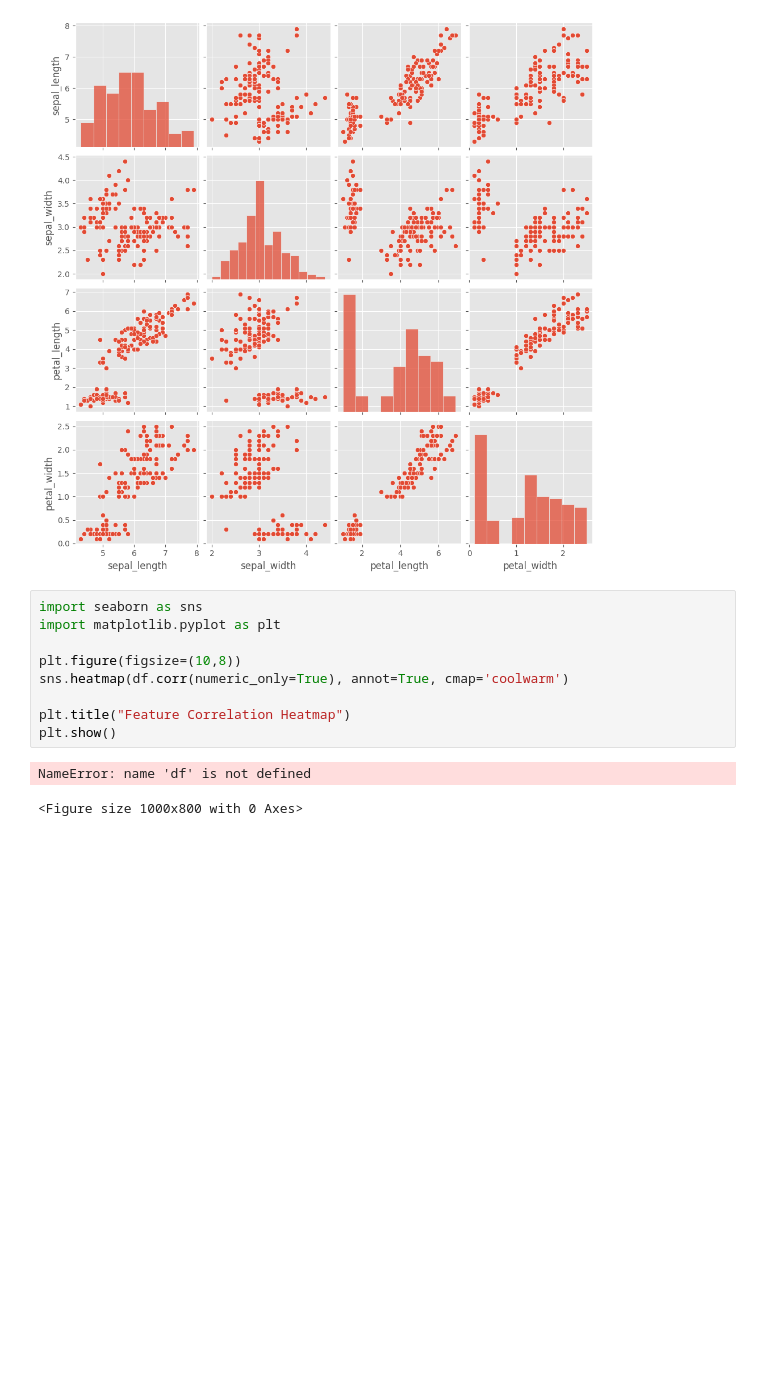
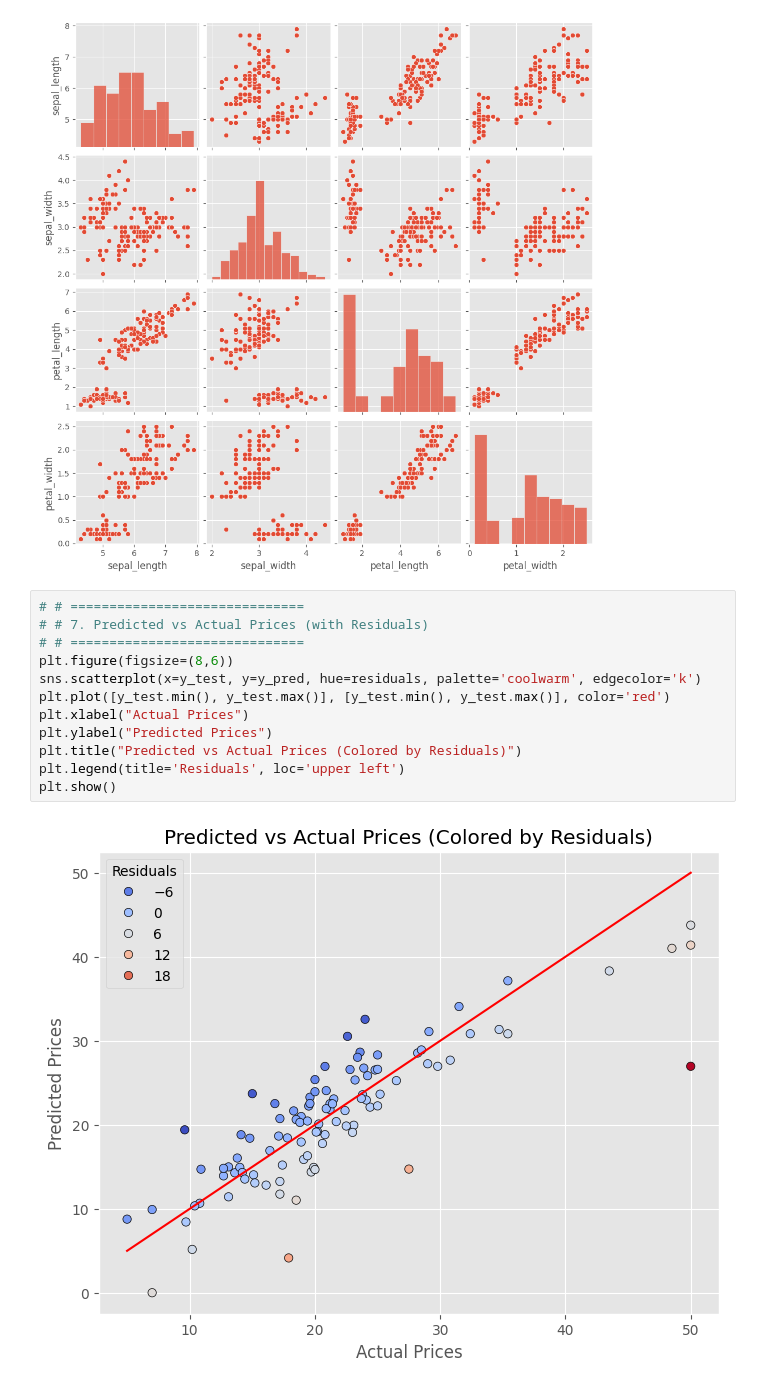
Before and after one commit to Ebin21/ML, a Jupyter notebook: House_Price2.ipynb, the cells around one changed output. Saved outputs shown, nothing was run; the diff lists cells and outputs as text; blank space fills up the shorter version.

```diff
--- a/House_Price2.ipynb
+++ b/House_Price2.ipynb
@@ -198,14 +198,16 @@ sns.pairplot(iris)
 <seaborn.axisgrid.PairGrid at 0x...>
 [figure]
 # %%
-import seaborn as sns
-import matplotlib.pyplot as plt
-
-plt.figure(figsize=(10,8))
-sns.heatmap(df.corr(numeric_only=True), annot=True, cmap='coolwarm')
-
-plt.title("Feature Correlation Heatmap")
+# # ==============================
+# # 7. Predicted vs Actual Prices (with Residuals)
+# # ==============================
+plt.figure(figsize=(8,6))
+sns.scatterplot(x=y_test, y=y_pred, hue=residuals, palette='coolwarm', edgecolor='k')
+plt.plot([y_test.min(), y_test.max()], [y_test.min(), y_test.max()], color='red')
+plt.xlabel("Actual Prices")
+plt.ylabel("Predicted Prices")
+plt.title("Predicted vs Actual Prices (Colored by Residuals)")
+plt.legend(title='Residuals', loc='upper left')
 plt.show()
 # %% [output]
-NameError: name 'df' is not defined
-<Figure size 1000x800 with 0 Axes>
+[figure, added]
```
Also changed, not shown: parts of 2 cells of this notebook, 1 other file.
